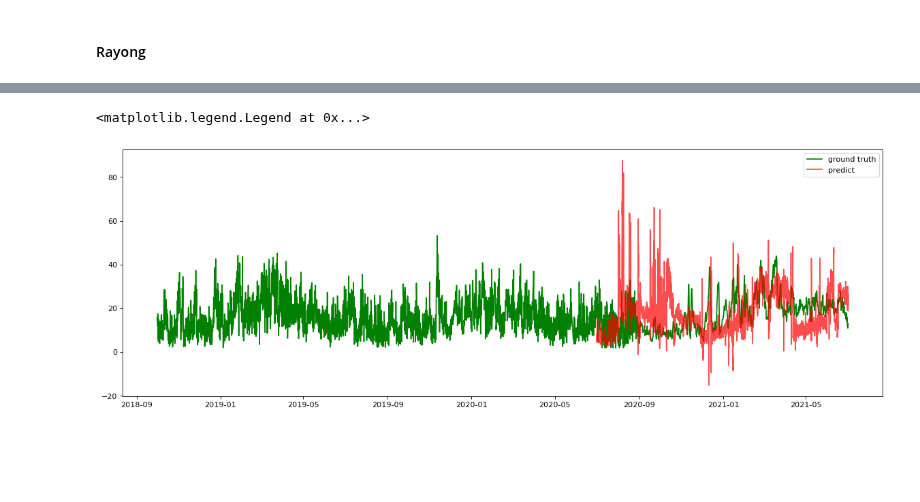
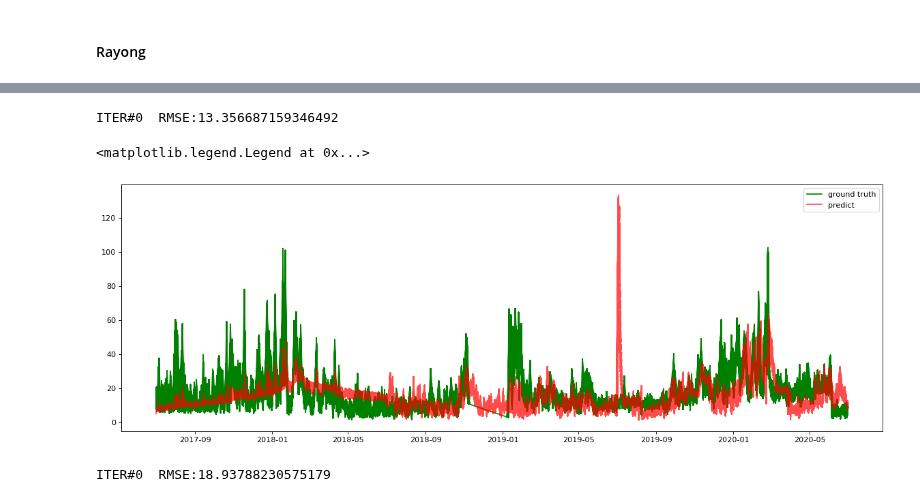
Before and after one commit to One-Night-Miracle/Data-Science-Project1-2021-2-PM2.5-Kaggle, a Jupyter notebook: model_province/model_RAY.ipynb, the cells around one changed output, grey strips where cells are left out. Drawn from its saved outputs; the diff is of its cells as text; code cells hidden in the pictures; blank space fills up the shorter version.

```diff
--- a/model_province/model_RAY.ipynb
+++ b/model_province/model_RAY.ipynb
@@ -30,14 +30,20 @@ reload(minimalSARIMAX)
 from custom_function.minimalSARIMAX import MinimalSARIMAX
 # %%
 train_set = pd.read_csv('6Hsampled_data_set/RAY/train_set.csv')
+train_set['WindDirSin'] = np.sin(train_set['WindDir'])*10
+train_set['WindDirCos'] = np.cos(train_set['WindDir'])*10
 train_set['Time'] = pd.to_datetime(train_set['Time'])
 train_set = train_set.set_index('Time')
 
 valid_set = pd.read_csv('6Hsampled_data_set/RAY/valid_set.csv')
+valid_set['WindDirSin'] = np.sin(valid_set['WindDir'])*10
+valid_set['WindDirCos'] = np.cos(valid_set['WindDir'])*10
 valid_set['Time'] = pd.to_datetime(valid_set['Time'])
 valid_set = valid_set.set_index('Time')
 
 test_set = pd.read_csv('6Hsampled_data_set/RAY/test_set.csv')
+test_set['WindDirSin'] = np.sin(test_set['WindDir'])*10
+test_set['WindDirCos'] = np.cos(test_set['WindDir'])*10
 test_set['Time'] = pd.to_datetime(test_set['Time'])
 test_set = test_set.set_index('Time')
 # %% [markdown]
@@ -49,14 +55,16 @@ seasonal_order = (0, 0, 0, 1461)
 exog_order = {}
 exog_order['Temp'] = (1, 0, 0)
 exog_order['WindSpeed'] = (1, 1, 0)
-exog_order['WindDir'] = (1, 1, 0)
+exog_order['WindDirSin'] = (1, 1, 0)
+exog_order['WindDirCos'] = (1, 1, 0)
 
 exog_seasonal_order = {}
 exog_seasonal_order['Temp'] = (0, 0, 1, 1461)
 exog_seasonal_order['WindSpeed'] = (0, 1, 1, 1461)
-exog_seasonal_order['WindDir'] = (1, 1, 0, 1461)
+exog_seasonal_order['WindDirSin'] = (1, 1, 0, 1461)
+exog_seasonal_order['WindDirCos'] = (1, 1, 0, 1461)
 
-exog_columns = ['Temp', 'WindSpeed', 'WindDir']
+exog_columns = ['Temp', 'WindSpeed', 'WindDirSin', 'WindDirCos']
 # %%
 model = {}
 model_exog = {}
@@ -72,12 +80,13 @@ for exog in exog_columns:
                                       exog_order[exog],
                                       exog_seasonal_order[exog])
 # %%
-model.fit(lr=1e-4, lr_decay=0.999 ,verbose=0)
+model.fit(lr=1e-6, lr_decay=0.999 ,verbose=0)
 
 for exog in exog_columns:
-        if exog == 'WindDir':
-            model_exog[exog].fit(lr=5e-6, lr_decay=0.999, verbose=0)
-        else:
-            model_exog[exog].fit(lr=1e-4, lr_decay=0.999, verbose=0)
+        model_exog[exog].fit(lr=1e-6, lr_decay=0.999, verbose=0)
+        _ = model_exog[exog].predict_step(train_set[[exog]],
+                                          valid_set[[exog]],
+                                          lr=np.array([1e-6]), lr_decay=0.9995, lr_decay_iter=0.75,
+                                          step=12, n_iter=1, learn=True, verbose=1)
 # %% [markdown]
 #### Rayong
@@ -291,8 +92,0 @@ Acu = X.sort_values(by=['Time'])
-# %%
-plt.figure(num=None, figsize=(18, 6), dpi=80, facecolor='w', edgecolor='k')
-plt.plot(X_time['Time'], X_time['Actual'], color='g', label='ground truth')
-plt.plot(predict['Time'], predict['Predict'], alpha=.7, color='r', label='predict')
-plt.legend(loc="upper right")
-# %% [output]
-<matplotlib.legend.Legend at 0x...>
-[figure, removed]
@@ -300,0 +93,12 @@ test_pred_sav['SURAT'].drop(columns=['t','s']).to_csv('answer_dataset/pred_and_a
+# %%
+Result_train = model.predict_step(train_set[['PM25']],
+                                  valid_set[['PM25']],
+                                  val_X_exog=train_set[exog_columns],
+                                  y_exog=valid_set[exog_columns],
+                                  model_exog=model_exog,
+                                  lr=np.array([1e-6, 0, 0, 0, 0]), lr_decay=0.9995, lr_decay_iter=0.75,
+                                  step=12, n_iter=1, learn=True, verbose=1)
+
+train_pred_sav, val1_pred_sav, Error_save = Result_train
+# %% [output]
+ITER#0  RMSE:13.356687159346492
@@ -300,0 +110,23 @@ test_pred_sav['SURAT'].drop(columns=['t','s']).to_csv('answer_dataset/pred_and_a
+# %%
+train_X = pd.concat([train_pred_sav, val1_pred_sav])
+train_X = train_X.set_index('Time')
+
+plt.figure(num=None, figsize=(18, 6), dpi=80, facecolor='w', edgecolor='k')
+plt.plot(train_X['Actual'], color='g', label='ground truth')
+plt.plot(train_X['Predict'], alpha=.7, color='r', label='predict')
+plt.legend(loc="upper right")
+# %% [output]
+<matplotlib.legend.Legend at 0x...>
+[figure, added]
+# %%
+Result_test = model.predict_step(valid_set[['PM25']],
+                                test_set[['PM25']],
+                                val_X_exog=valid_set[exog_columns],
+                                y_exog=test_set[exog_columns],
+                                model_exog=model_exog,
+                                lr=np.array([1e-7, 1e-7, 1e-7, 5e-9]), lr_decay=0.9998975,
+                                step=12, n_iter=1, learn=False)
+
+val2_pred_sav, test_pred_sav, Error_save = Result_test
+# %% [output]
+ITER#0  RMSE:18.93788230575179
```
Also changed, not shown: parts of 42 cells of this notebook, 2 other files.
